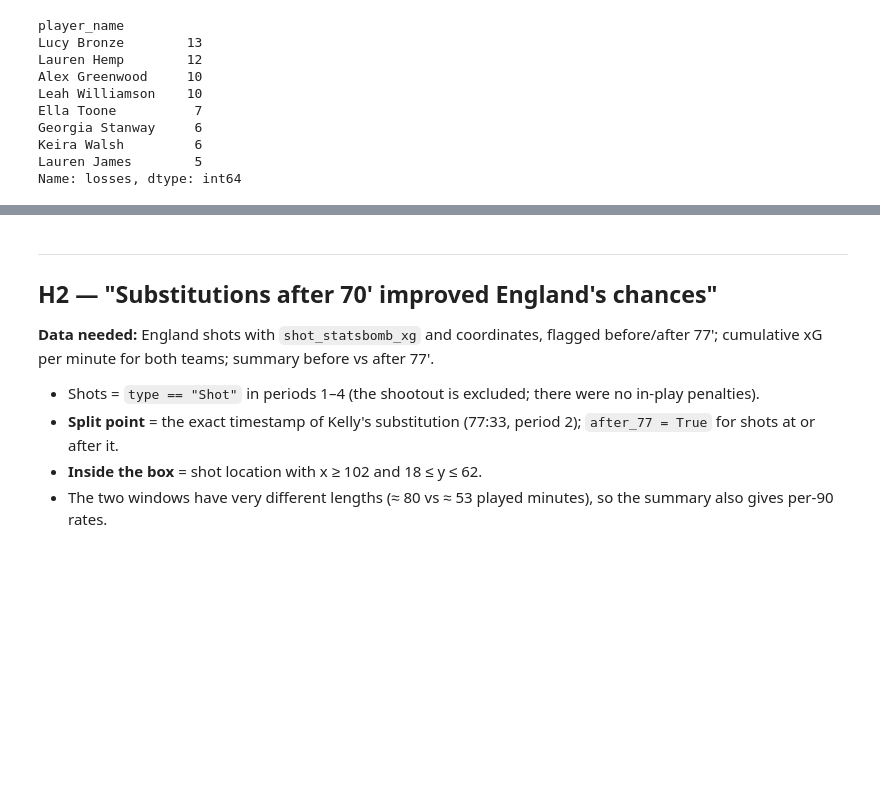
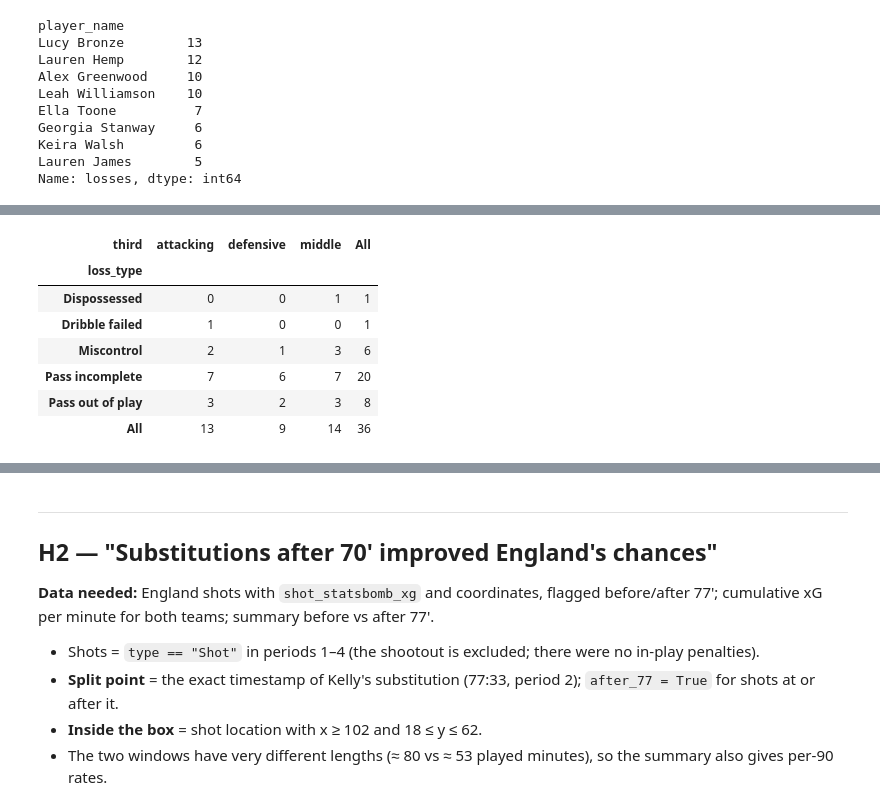
Before and after one commit to belorussky-football/womens-euro-2025-sweden-england-comeback, a Jupyter notebook: notebooks/02_analysis_prep.ipynb, the cells around one changed output, grey strips where cells are left out. Cells and saved outputs as stored; diff of their text form; code cells hidden in the pictures; blank space fills up the shorter version.

```diff
--- a/notebooks/02_analysis_prep.ipynb
+++ b/notebooks/02_analysis_prep.ipynb
@@ -285,0 +278,76 @@ Confirmed turnovers: 49 of 81 losses
+# %%
+SHOT_WINDOW_S = 20.0
+LOSS_TYPE_DESCRIPTIONS = {
+    "Pass incomplete": "Incomplete pass: the pass did not reach a teammate and the ball stayed in play",
+    "Pass out of play": "Pass out of play: the pass went over the touchline or goal line",
+    "Pass offside": "Offside pass: the intended receiver was caught offside",
+    "Miscontrol": "Miscontrol: the player lost the ball through a poor touch",
+    "Dispossessed": "Dispossessed: the player was tackled and lost the ball without attempting a dribble",
+    "Dribble failed": "Failed dribble: the player tried to beat an opponent and lost the ball",
+}
+
+
+def timestamp_seconds(ts: pd.Series) -> pd.Series:
+    """Period-relative StatsBomb timestamp 'HH:MM:SS.mmm' -> seconds."""
+    return pd.to_timedelta(ts).dt.total_seconds()
+
+
+ev_t = events.assign(t=timestamp_seconds(events.timestamp))
+swe_shots_all = ev_t[(ev_t.type == "Shot") & (ev_t.team == d.SWEDEN) & (ev_t.period < d.SHOOTOUT_PERIOD)]
+
+h1_turnovers = h1_losses[h1_losses.turnover_confirmed].copy()
+h1_turnovers["defensive_third_loss"] = h1_turnovers.loss_x < 40
+h1_turnovers["loss_type_description"] = h1_turnovers.loss_type.map(LOSS_TYPE_DESCRIPTIONS)
+h1_turnovers = h1_turnovers.merge(ev_t[["id", "t"]], on="id", how="left")
+poss_ids = np.sort(events.possession.unique())
+next_poss_id = dict(zip(poss_ids[:-1], poss_ids[1:]))
+h1_turnovers["sweden_possession"] = h1_turnovers.possession.map(next_poss_id)  # Sweden's (confirmed)
+
+linked = []
+for r in h1_turnovers.itertuples():
+    s = swe_shots_all[swe_shots_all.period == r.period]
+    dt = s.t - r.t
+    hit = s[(s.possession == r.sweden_possession) | ((dt >= 0) & (dt <= SHOT_WINDOW_S))]
+    hit = hit[hit["index"] > r.index].sort_values("index")
+    first = hit.iloc[0] if len(hit) else None
+    linked.append({
+        "led_to_sweden_shot": first is not None,
+        "n_linked_shots": len(hit),
+        "shot_id": None if first is None else first.id,
+        "shot_player": None if first is None else first.player,
+        "shot_display_minute": np.nan if first is None else first.minute + 1,
+        "shot_xg": np.nan if first is None else first.shot_statsbomb_xg,
+        "seconds_to_shot": np.nan if first is None else round(first.t - r.t, 1),
+        "shot_outcome": None if first is None else first.shot_outcome,
+        "led_to_goal": first is not None and first.shot_outcome == "Goal",
+    })
+h1_turnovers = pd.concat([h1_turnovers, pd.DataFrame(linked)], axis=1)
+h1_turnovers = h1_turnovers.drop(columns="t").reset_index(drop=True)
+print("saved:", d.save_processed(h1_turnovers, "h1_england_turnovers_first_half"))
+
+print(f"Confirmed turnovers: {len(h1_turnovers)} of {len(h1_losses)} losses")
+print(f"  in England's defensive third: {h1_turnovers.defensive_third_loss.sum()}")
+print(f"  under pressure: {h1_turnovers.under_pressure.sum()}")
+print(f"  with 360 frame: {h1_turnovers.has_360.sum()}, mean Sweden players within "
+      f"{RADIUS_YD:.0f} yd: {h1_turnovers.sweden_within_5yd.mean():.2f}")
+print(f"  defensive-third turnovers, mean Sweden players within {RADIUS_YD:.0f} yd: "
+      f"{h1_turnovers.loc[h1_turnovers.defensive_third_loss, 'sweden_within_5yd'].mean():.2f}")
+print(f"  passes out of play: {(h1_turnovers.loss_type == 'Pass out of play').sum()}")
+
+shot_led = h1_turnovers[h1_turnovers.led_to_sweden_shot]
+print(f"\nTurnovers followed by a Sweden shot (same possession or <= {SHOT_WINDOW_S:.0f} s): {len(shot_led)}")
+print(f"  xG of those shots: {shot_led.shot_xg.sum():.3f}; median seconds to shot: {shot_led.seconds_to_shot.median():.1f}")
+print(f"  led to a goal: {h1_turnovers.led_to_goal.sum()} turnover(s), "
+      f"{h1_turnovers.loc[h1_turnovers.led_to_goal, 'shot_id'].nunique()} distinct goal(s)")
+swe_goals_h1 = swe_shots_all[(swe_shots_all.period == 1) & (swe_shots_all.shot_outcome == "Goal")]
+for g in swe_goals_h1.itertuples():
+    src = h1_turnovers[h1_turnovers.shot_id == g.id]
+    via = (f"after {src.iloc[0].player_name}'s {src.iloc[0].loss_type.lower()} at {src.iloc[0].display_minute}' "
+           f"({src.iloc[0].seconds_to_shot:.1f} s)") if len(src) else "not linked to an England turnover"
+    print(f"  Sweden goal {g.minute + 1}' ({g.player}): {via}")
+linked_ids = set(h1_turnovers.shot_id.dropna())
+print(f"  Sweden first-half shots linked to a turnover: {len(linked_ids)} of "
+      f"{int((swe_shots_all.period == 1).sum())}")
+
+pd.crosstab(h1_turnovers.loss_type, h1_turnovers.third, margins=True)
+# %% [output]
@@ -285,0 +368,8 @@ Confirmed turnovers: 49 of 81 losses
+| third | attacking | defensive | middle | All |
+| loss_type |  |  |  |  |
+| Dispossessed | 0 | 0 | 1 | 1 |
+| Dribble failed | 1 | 0 | 0 | 1 |
+| Miscontrol | 2 | 1 | 3 | 6 |
+| Pass incomplete | 7 | 6 | 7 | 20 |
+| Pass out of play | 3 | 2 | 3 | 8 |
+| All | 13 | 9 | 14 | 36 |
```
Also changed, not shown: parts of 11 cells of this notebook.
